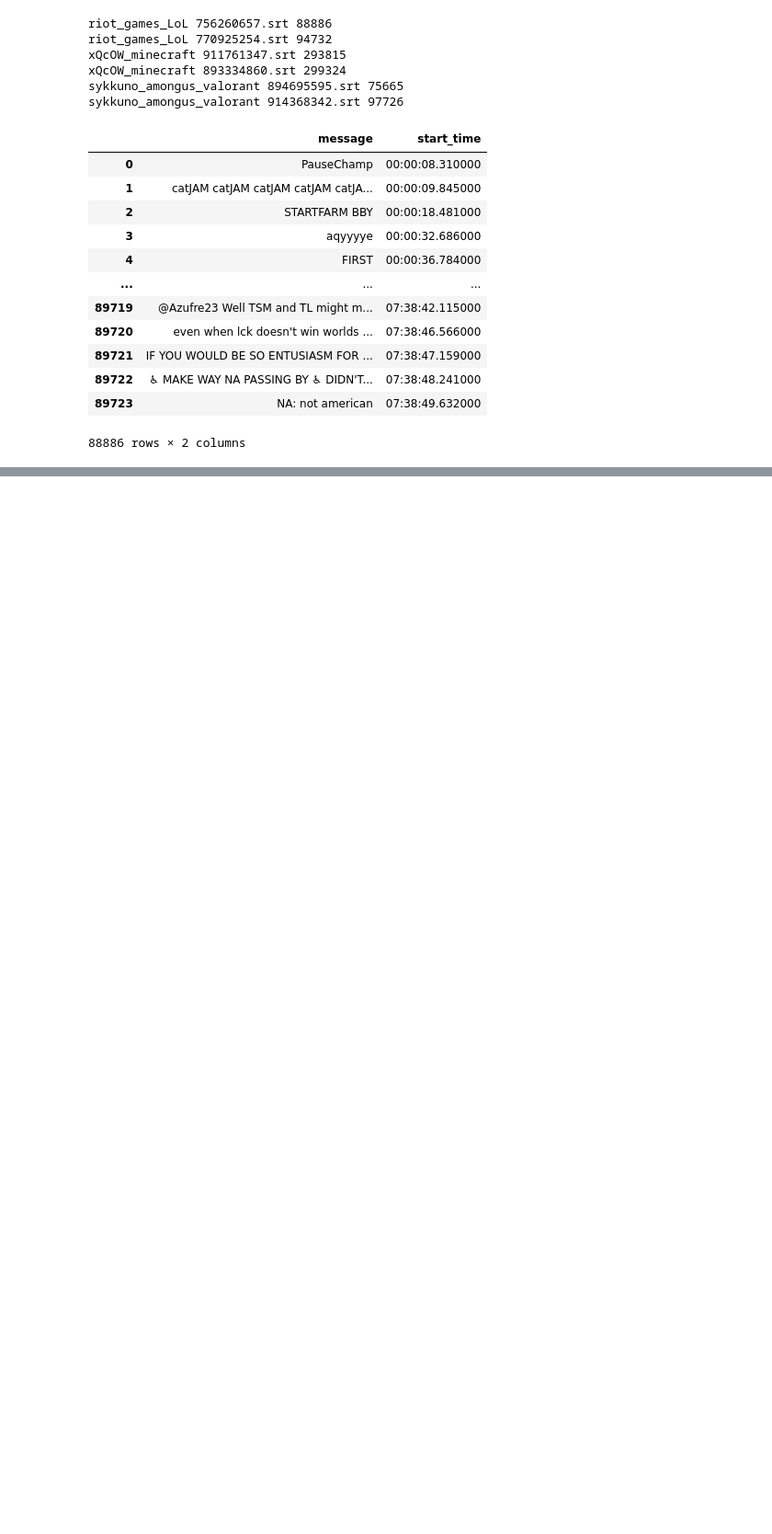
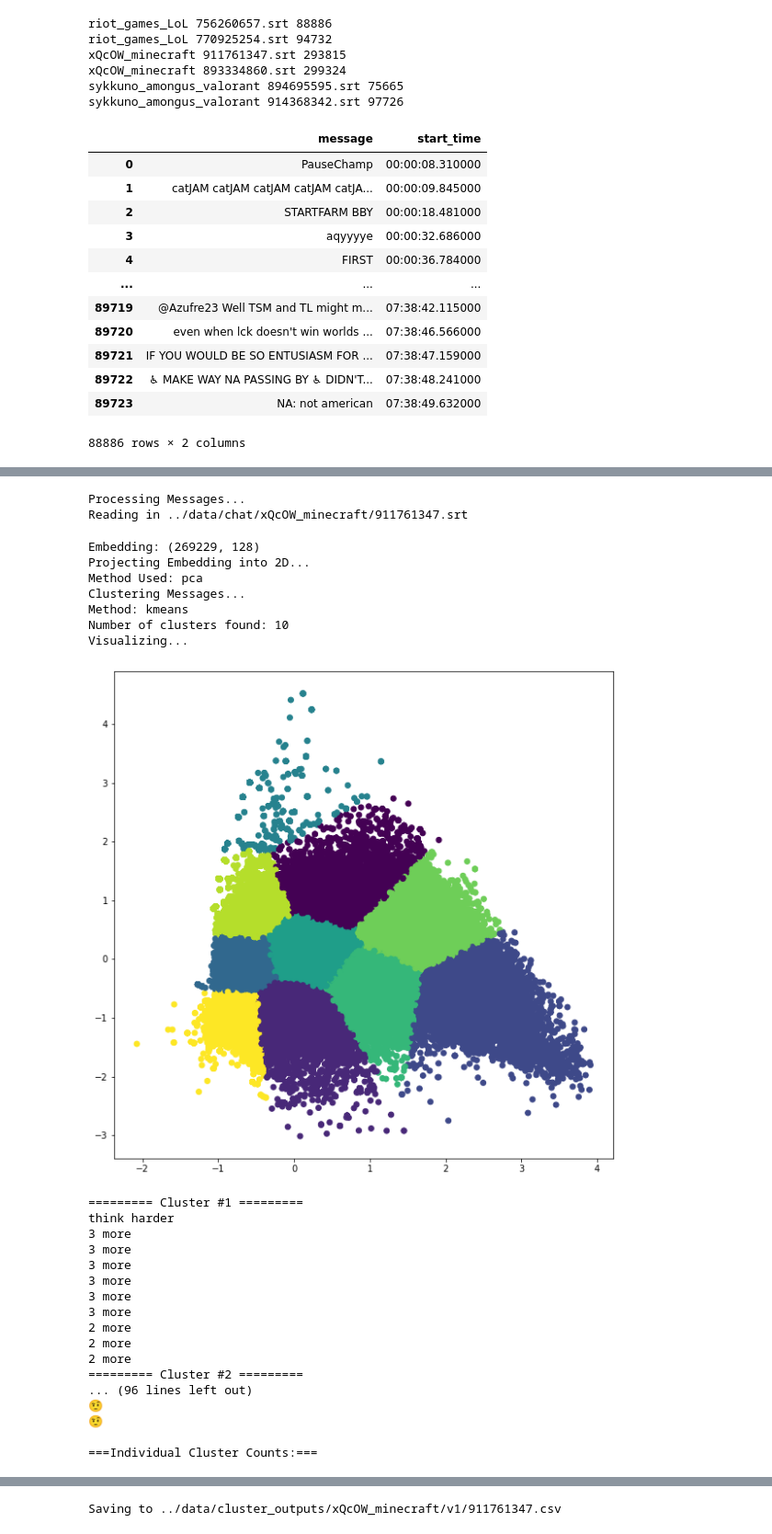
Before and after one commit to shoyasaxa/TwitchSonification, a Jupyter notebook: clustering/Cluster Twitch Chat Messages.ipynb, the cells around one changed output, grey strips where cells are left out. Shown: that part at 92% size. Drawn from its saved outputs; the diff is of its cells as text; code cells hidden in the pictures; blank space fills up the shorter version.

```diff
--- a/clustering/Cluster Twitch Chat Messages.ipynb
+++ b/clustering/Cluster Twitch Chat Messages.ipynb
@@ -230,0 +407,38 @@ Visualizing...
+# %%
+vis2 = ChatVisualizer(
+    ['../data/chat/xQcOW_minecraft/911761347.srt' ],
+    wv,
+    output_path='../data/cluster_outputs/xQcOW_minecraft/v1/911761347.csv',
+    dimensionality_method='pca',
+    cluster_method='kmeans',
+    n_clusters=10,
+    MAX_WORDS=-1
+);
+# %% [output]
+Processing Messages...
+Reading in ../data/chat/xQcOW_minecraft/911761347.srt
+Embedding: (269229, 128)
+Projecting Embedding into 2D...
+Method Used: pca
+Clustering Messages...
+Method: kmeans
+Number of clusters found: 10
+Visualizing...
+[figure, added]
+========= Cluster #1 =========
+think harder
+3 more
+3 more
+3 more
+3 more
+3 more
+3 more
+2 more
+2 more
+2 more
+========= Cluster #2 =========
+... (96 lines left out)
+🤨
+🤨
+
+===Individual Cluster Counts:===
@@ -230,0 +456 @@ Visualizing...
+Saving to ../data/cluster_outputs/xQcOW_minecraft/v1/911761347.csv
```
Also changed, not shown: parts of 12 cells of this notebook, 6 other files.
